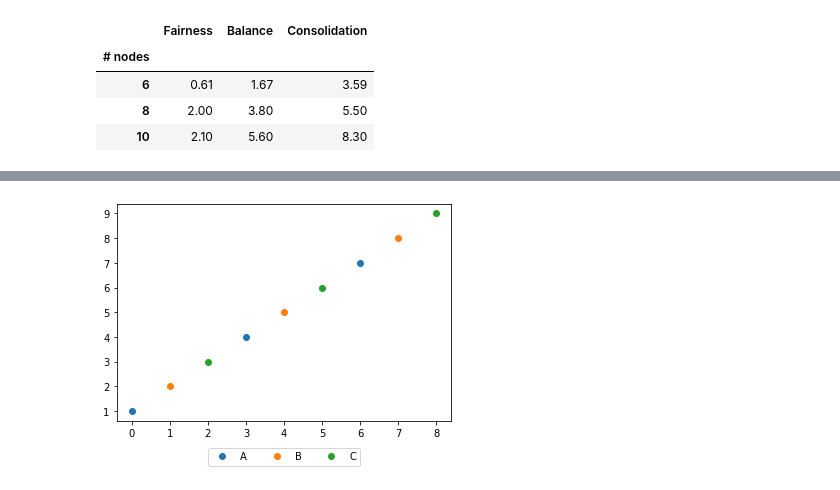
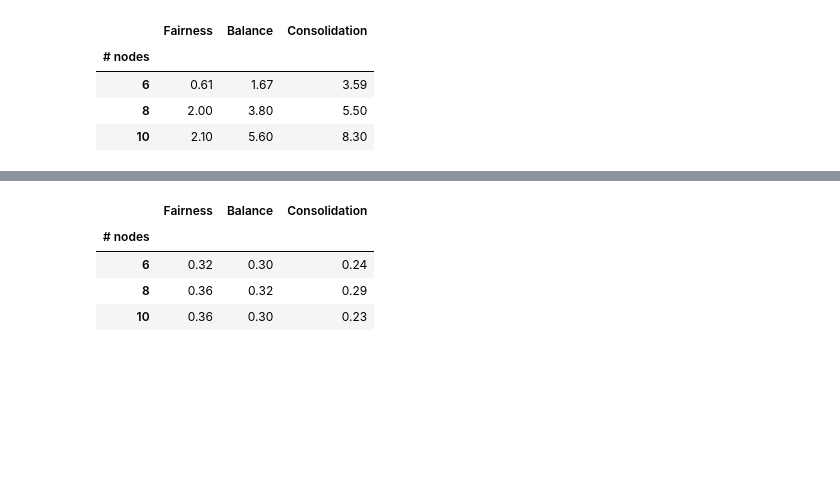
Before and after one commit to saeid93/smart-kube, a Jupyter notebook: experiments/analysis/analysis_test.ipynb, the cells around one changed output, grey strips where cells are left out. Cells and saved outputs as stored; diff of their text form; code cells hidden in the pictures; blank space fills up the shorter version.

```diff
--- a/experiments/analysis/analysis_test.ipynb
+++ b/experiments/analysis/analysis_test.ipynb
@@ -212,26 +212,18 @@ FileNotFoundError: [Errno 2] No such file or directory: '../../paper-figs/test-a
-# %%
-import pandas as pd
-import matplotlib.pyplot as plt
-
-# create a sample dataframe
-data = {
-    'Category': ['A', 'B', 'C', 'A', 'B', 'C', 'A', 'B', 'C'],
-    'Value': [1, 2, 3, 4, 5, 6, 7, 8, 9]
-}
-df = pd.DataFrame(data)
-
-# group the data by category
-groups = df.groupby('Category')
-
-# create a plot with legends for each category
-fig, ax = plt.subplots()
-for name, group in groups:
-    ax.plot(group.index, group['Value'], marker='o', linestyle='', label=name)
-
-# set the legend to be displayed below the plot
-ax.legend(loc='upper center', bbox_to_anchor=(0.5, -0.1), ncol=len(groups))
-
-# show the plot
-plt.show()
-# %% [output]
-[figure, removed]
+# %%
+df_g_plog = pd.DataFrame([], columns=['# nodes', 'Fairness', 'Balance', 'Consolidation'])
+to_append = pd.DataFrame({'# nodes': [6], 'Fairness': [0.32], 'Balance': [0.30], 'Consolidation': [0.24]})
+df_g_plog = df_g_plog.append(to_append)
+to_append = pd.DataFrame({'# nodes': [8], 'Fairness': [0.36], 'Balance': [0.32], 'Consolidation': [0.29]})
+df_g_plog = df_g_plog.append(to_append)
+to_append = pd.DataFrame({'# nodes': [10], 'Fairness': [0.36], 'Balance': [0.30], 'Consolidation': [0.23]})
+df_g_plog = df_g_plog.append(to_append)
+
+df_g_plog.set_index('# nodes', inplace=True)
+
+df_g_plog
+# %% [output]
+|  | Fairness | Balance | Consolidation |
+| # nodes |  |  |  |
+| 6 | 0.32 | 0.30 | 0.24 |
+| 8 | 0.36 | 0.32 | 0.29 |
+| 10 | 0.36 | 0.30 | 0.23 |
```
Also changed, not shown: parts of 3 cells of this notebook, 8 other files.
